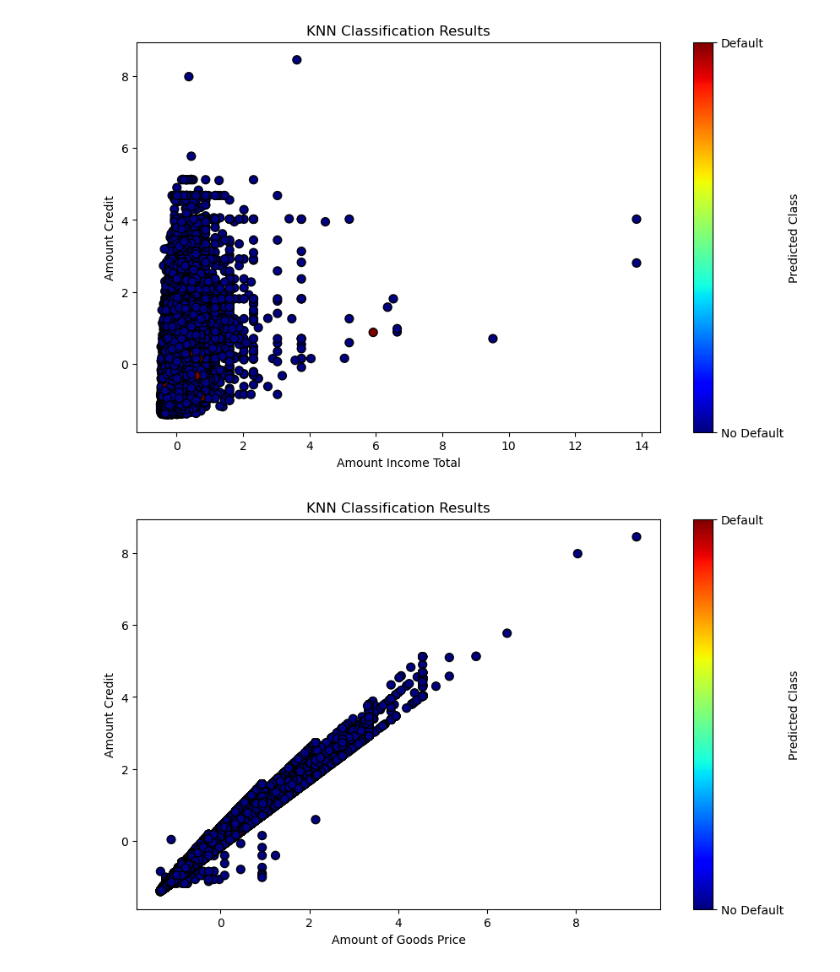
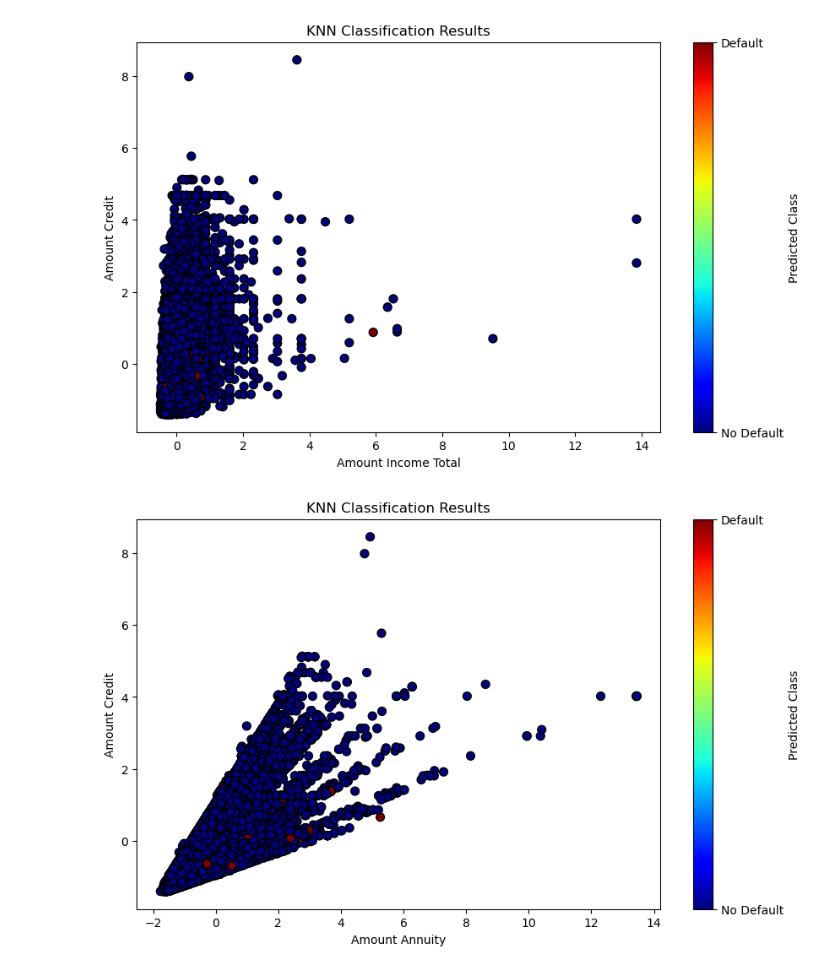
Before and after one commit to troyflood94/final_project, a Jupyter notebook: Praise/work_file_ps.ipynb, the cells around one changed output. Saved outputs shown, nothing was run; the diff lists cells and outputs as text; code cells hidden in the pictures.

```diff
--- a/Praise/work_file_ps.ipynb
+++ b/Praise/work_file_ps.ipynb
@@ -152,16 +152,16 @@ plt.show()
 X_test_subset = X_test_scaled[:, :6]
 # %%
 plt.figure(figsize=(10, 6))
-scatter = plt.scatter(X_test_subset[:, 5], X_test_subset[:, 3], c=y_pred, cmap='jet', edgecolor='k', s=50)
+scatter = plt.scatter(X_test_subset[:, 4], X_test_subset[:, 3], c=y_pred, cmap='jet', edgecolor='k', s=50)
 plt.title('KNN Classification Results')
-plt.xlabel('Amount of Goods Price')
+plt.xlabel('Amount Annuity')
 plt.ylabel('Amount Credit')
 cbar = plt.colorbar(scatter, ticks=np.unique(y_pred))
 cbar.ax.set_yticklabels([class_mapping[i] for i in np.unique(y_pred)])
 cbar.set_label('Predicted Class')
 plt.show()
 # %% [output]
-[figure, old version]
+[figure, new version]
 # %%
 for index, column in enumerate(data.columns):
     print(f"Index: {index}, Column Name: {column}")
```
